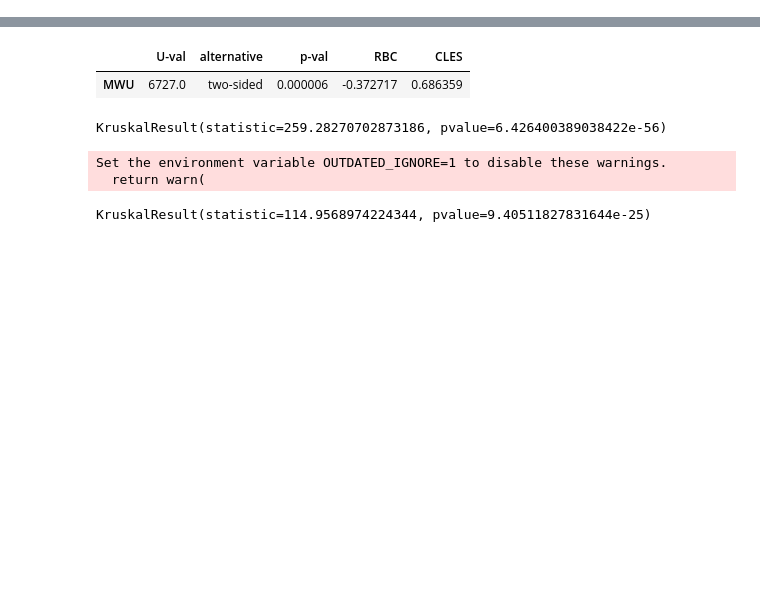
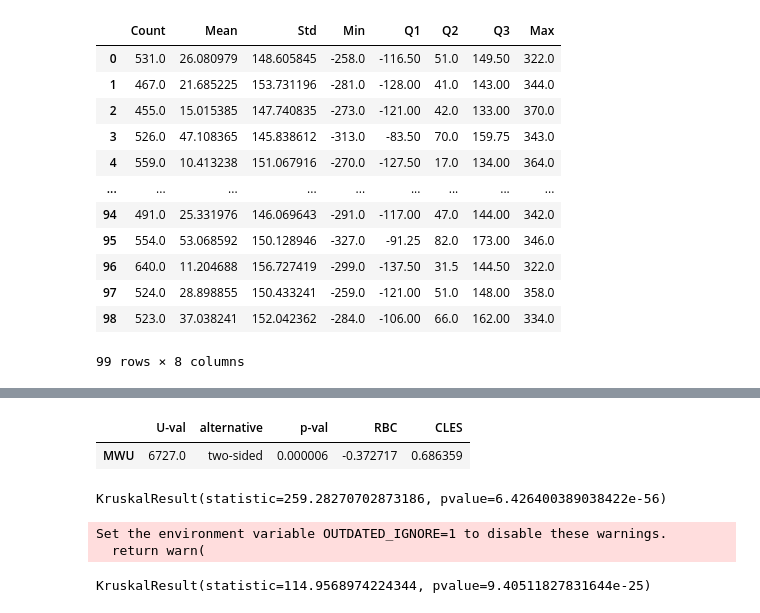
Before and after one commit to cameronmcewan/INFT-CA3, a Jupyter notebook: statistical analysis.ipynb, the cells around one changed output, grey strips where cells are left out. Cells and saved outputs as stored; diff of their text form; code cells hidden in the pictures; blank space fills up the shorter version.

```diff
--- a/statistical analysis.ipynb
+++ b/statistical analysis.ipynb
@@ -36,6 +36,22 @@ GVWY2 = pd.read_csv('statistics_GVWY2.csv', header=None)
 GVWY2.columns = columns
 SHVR2 = pd.read_csv('statistics_SHVR2.csv', header=None)
 SHVR2.columns = columns
+# %%
+ZIP
+# %% [output]
+|  | Count | Mean | Std | Min | Q1 | Q2 | Q3 | Max |
+| 0 | 531.0 | 26.080979 | 148.605845 | -258.0 | -116.50 | 51.0 | 149.50 | 322.0 |
+| 1 | 467.0 | 21.685225 | 153.731196 | -281.0 | -128.00 | 41.0 | 143.00 | 344.0 |
+| 2 | 455.0 | 15.015385 | 147.740835 | -273.0 | -121.00 | 42.0 | 133.00 | 370.0 |
+| 3 | 526.0 | 47.108365 | 145.838612 | -313.0 | -83.50 | 70.0 | 159.75 | 343.0 |
+| 4 | 559.0 | 10.413238 | 151.067916 | -270.0 | -127.50 | 17.0 | 134.00 | 364.0 |
+| ... | ... | ... | ... | ... | ... | ... | ... | ... |
+| 94 | 491.0 | 25.331976 | 146.069643 | -291.0 | -117.00 | 47.0 | 144.00 | 342.0 |
+| 95 | 554.0 | 53.068592 | 150.128946 | -327.0 | -91.25 | 82.0 | 173.00 | 346.0 |
+| 96 | 640.0 | 11.204688 | 156.727419 | -299.0 | -137.50 | 31.5 | 144.50 | 322.0 |
+| 97 | 524.0 | 28.898855 | 150.433241 | -259.0 | -121.00 | 51.0 | 148.00 | 358.0 |
+| 98 | 523.0 | 37.038241 | 152.042362 | -284.0 | -106.00 | 66.0 | 162.00 | 334.0 |
+99 rows × 8 columns
 # %%
 results = mwu(ZIP['Q2'], ZIC['Q2'])
 results
```
Also changed, not shown: parts of 2 cells of this notebook, 11 other files.
